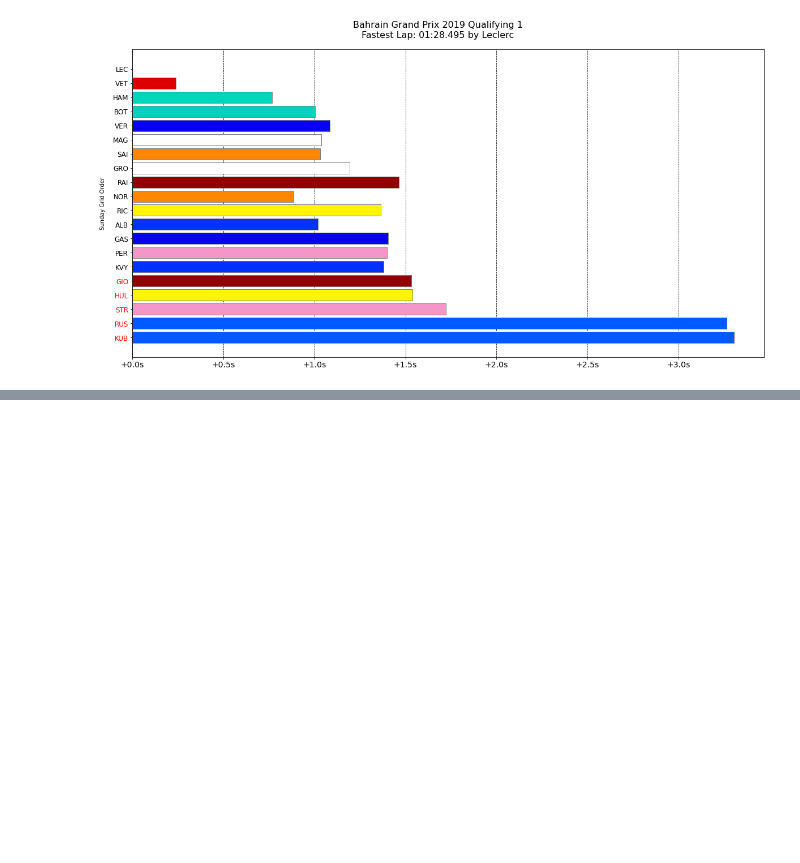
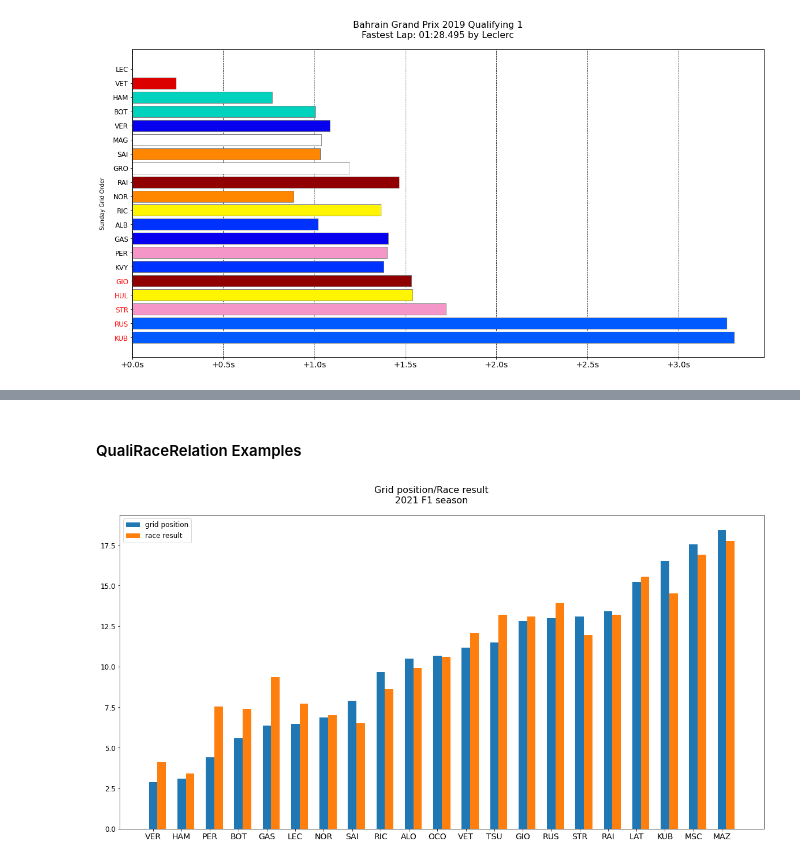
Before and after one commit to benptr/F1_ML_Prediction, a Jupyter notebook: ProjetF1_notebook/Visual analysis.ipynb, the cells around one changed output, grey strips where cells are left out. Saved outputs shown, nothing was run; the diff lists cells and outputs as text; code cells hidden in the pictures; blank space fills up the shorter version.

```diff
--- a/ProjetF1_notebook/Visual analysis.ipynb
+++ b/ProjetF1_notebook/Visual analysis.ipynb
@@ -294,0 +408,35 @@ code           status
+# %%
+def QualiRaceRelation(year, DNF):
+    if (DNF):
+        QRrelation = races[(races["year"] == year) & (races['positionText'] != 'R')].groupby('code')[['grid', 'position']].mean()
+    else:
+        QRrelation = races[races["year"] == year].groupby('code')[['grid', 'position']].mean()
+    QRrelation = QRrelation.sort_values(['grid'])
+    QRrelation["racecraftEdge"] = QRrelation["grid"] - QRrelation["position"]
+
+    indices = np.arange(QRrelation.shape[0])
+
+    width = 0.30
+
+    plt.bar(indices, QRrelation['grid'], width = width)
+
+    plt.bar(indices + width, QRrelation['position'], width = width)
+
+    plt.xticks(ticks = indices, labels = QRrelation.index)
+
+    plt.gca().legend(('grid position','race result'), fontsize = 12)
+    plt.xticks(fontsize = 14)
+    plt.yticks(fontsize = 12)
+
+    title = f"Grid position/Race result\n{year} F1 season"
+    if (DNF):
+        title += " excluding weekends where DNFs occurred for drivers"
+    plt.suptitle(title, y = 0.95, fontsize=16)
+    plt.show()
+# %% [markdown]
+#### QualiRaceRelation Examples
+# %%
+#2nd arg is True if you want to exclude own drivers DNFs from the race result statistic
+QualiRaceRelation(2021, False)
+# %% [output]
+[figure, added]
```
Also changed, not shown: parts of 17 cells of this notebook.
